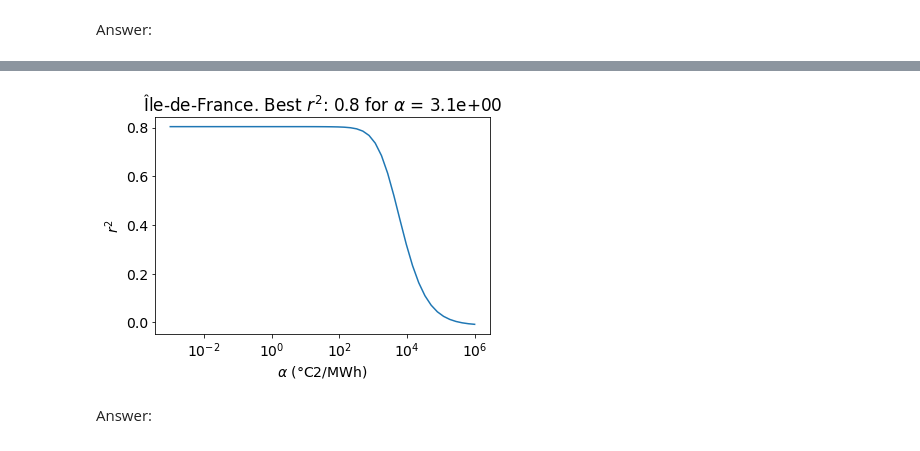
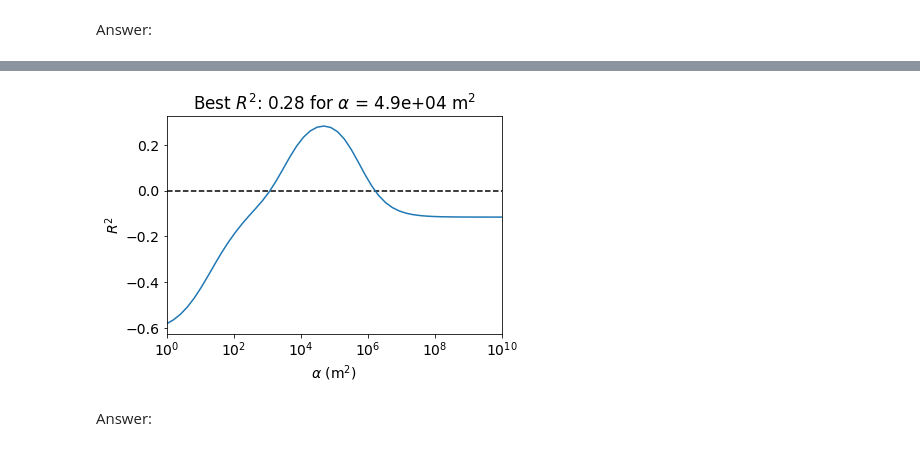
Before and after one commit to Pchambet/ml4climate, a Jupyter notebook: book/notebooks/05_tutorial_regularization_selection_evaluation.ipynb, the cells around one changed output, grey strips where cells are left out. Drawn from its saved outputs; the diff is of its cells as text; code cells hidden in the pictures.

```diff
--- a/book/notebooks/05_tutorial_regularization_selection_evaluation.ipynb
+++ b/book/notebooks/05_tutorial_regularization_selection_evaluation.ipynb
@@ -74,0 +92,19 @@ df_dem_reg = df_dem_reg.iloc[slice(None, None, step)]
+# %%
+# Define temperature filepath and label
+START_DATE = '19800101'
+END_DATE = '20220101'
+z500_filename = 'merra2_analyze_height_500_month_{}-{}.nc'.format(START_DATE, END_DATE)
+z500_filepath = Path(data_dir, z500_filename)
+z500_label = 'Geopotential height (m)'
+
+# Read geopotential height dataset with xarray
+ds = xr.load_dataset(z500_filepath)
+
+# Select geopotential height variable
+z500_name = 'height_500'
+da_z500_hr = ds[z500_name]
+
+# Downsample geopotential height
+N_GRID_AVG = 8
+da_z500 = da_z500_hr.coarsen(lat=N_GRID_AVG, boundary='trim').mean().coarsen(
+    lon=N_GRID_AVG, boundary='trim').mean()
@@ -169,52 +281,66 @@ Answer:
 # %%
+# answer cell
 # Import scikit-learn cross-validation function
 from sklearn.model_selection import cross_val_score
 
-# Set number of splits for cross-validation
-N_SPLITS = n_years
+# Number of test months
+N_TEST_YEARS = 2
+n_months_per_year = 12
+n_test = n_months_per_year * N_TEST_YEARS
 
 # Define array of regularization-parameter values
-alpha_rng = np.logspace(-3, 6, 50)
-fit_intercept = True
+ALPHA_RNG_RIDGE = np.logspace(0, 10, 50)
+complexity_rng = ALPHA_RNG_RIDGE
+
+# Select cross validation data
+X_cv = X[:-n_test]
+y_cv = y[:-n_test]
+
+# Select test set for later
+X_test = X[-n_test:]
+y_test = y[-n_test:]
+
+# Set number of splits for cross-validation
+n_splits_cv = n_years - n_test // n_months_per_year
 
 # Declare empty arrays in which to store r2 scores and coefficients
-r2_validation = np.empty(alpha_rng.shape)
-coefs = np.empty((len(alpha_rng), X.shape[1]))
-
-# Estimator choice
-reg_class = linear_model.Ridge
+r2_validation = np.empty(complexity_rng.shape)
+coefs = np.empty((len(complexity_rng), X.shape[1]))
 
 # Loop over regularization-parameter values
-for k, alpha in enumerate(alpha_rng):
+for k, complexity in enumerate(complexity_rng):
     # Define the Ridge estimator for particular regularization-parameter value
-    reg = reg_class(alpha=alpha, fit_intercept=fit_intercept)
+    reg = reg_class(alpha=complexity)
 
     # Get r2 test scores from k-fold cross-validation
-    r2_validation_arr = cross_val_score(reg, X, y, cv=N_SPLITS)
+    r2_validation_arr = cross_val_score(reg, X_cv, y_cv, cv=n_splits_cv)
 
     # Get r2 expected prediction score by averaging over test scores
     r2_validation[k] = r2_validation_arr.mean()
 
     # Save coefficients
-    reg.fit(X, y)
+    reg.fit(X_cv, y_cv)
     coefs[k] = reg.coef_
 
-# Get best value of the regularization parameter
+# Get the best values of the regularization parameter, prediction R2 and coefficients
 i_best = np.argmax(r2_validation)
-alpha_best = alpha_rng[i_best]
+complexity_best = complexity_rng[i_best]
 r2_best = r2_validation[i_best]
+coefs_best = coefs[i_best]
 
 # Plot validation curve
-alpha_label = r'$\alpha$ (°C2/MWh)'
+complexity_label = r'$\alpha$ (m$^2$)'
 plt.figure()
-plt.plot(alpha_rng, r2_validation)
+plt.plot(complexity_rng, r2_validation)
+plt.hlines(0., *complexity_rng[[0, -1]], colors='k', linestyles='--')
 plt.xscale('log')
-plt.xlabel(alpha_label)
-plt.ylabel(r'$r^2$')
-_ = plt.title(region_name + r'. Best $r^2$: {:.2} for $\alpha$ = {:.1e}'.format(
-    r2_best, alpha_best))
+plt.xlabel(complexity_label)
+plt.ylabel(r'$R^2$')
+_ = plt.title(r'Best $R^2$: {:.2} for $\alpha$ = {:.1e} m$^2$'.format(
+    r2_best, complexity_best))
+_ = plt.xlim(complexity_rng[[0, -1]])
 # %% [output]
-[figure, old version]
+[figure, new version]
 # %% [markdown]
 Answer:
 # %% [markdown]
```
Also changed, not shown: parts of 30 cells of this notebook.
